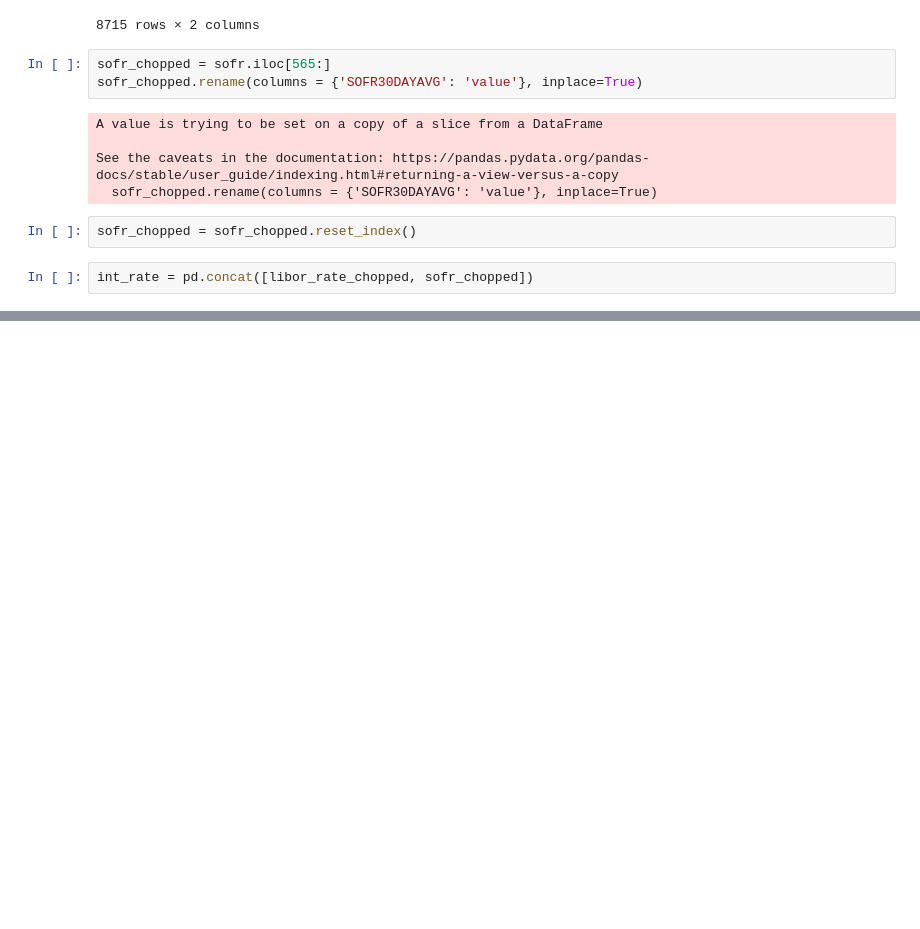
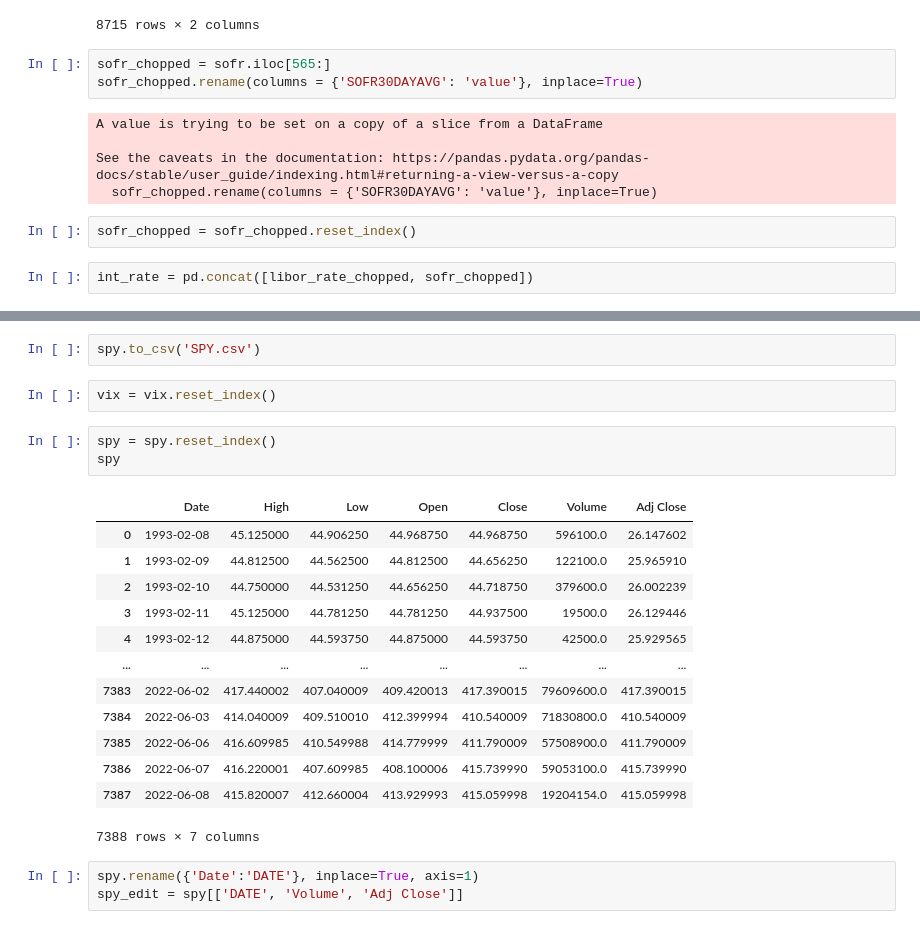
Before and after one commit to elavender1/Bayes_will_conquer_all, a Jupyter notebook: Gather_data.ipynb, the cells around one changed output, grey strips where cells are left out. Drawn from its saved outputs; the diff is of its cells as text; blank space fills up the shorter version.

```diff
--- a/Gather_data.ipynb
+++ b/Gather_data.ipynb
@@ -83,0 +106,24 @@ int_rate
+# %%
+spy.to_csv('SPY.csv')
+# %%
+vix = vix.reset_index()
+# %%
+spy = spy.reset_index()
+spy
+# %% [output]
+|  | Date | High | Low | Open | Close | Volume | Adj Close |
+| 0 | 1993-02-08 | 45.125000 | 44.906250 | 44.968750 | 44.968750 | 596100.0 | 26.147602 |
+| 1 | 1993-02-09 | 44.812500 | 44.562500 | 44.812500 | 44.656250 | 122100.0 | 25.965910 |
+| 2 | 1993-02-10 | 44.750000 | 44.531250 | 44.656250 | 44.718750 | 379600.0 | 26.002239 |
+| 3 | 1993-02-11 | 45.125000 | 44.781250 | 44.781250 | 44.937500 | 19500.0 | 26.129446 |
+| 4 | 1993-02-12 | 44.875000 | 44.593750 | 44.875000 | 44.593750 | 42500.0 | 25.929565 |
+| ... | ... | ... | ... | ... | ... | ... | ... |
+| 7383 | 2022-06-02 | 417.440002 | 407.040009 | 409.420013 | 417.390015 | 79609600.0 | 417.390015 |
+| 7384 | 2022-06-03 | 414.040009 | 409.510010 | 412.399994 | 410.540009 | 71830800.0 | 410.540009 |
+| 7385 | 2022-06-06 | 416.609985 | 410.549988 | 414.779999 | 411.790009 | 57508900.0 | 411.790009 |
+| 7386 | 2022-06-07 | 416.220001 | 407.609985 | 408.100006 | 415.739990 | 59053100.0 | 415.739990 |
+| 7387 | 2022-06-08 | 415.820007 | 412.660004 | 413.929993 | 415.059998 | 19204154.0 | 415.059998 |
+7388 rows × 7 columns
+# %%
+spy.rename({'Date':'DATE'}, inplace=True, axis=1)
+spy_edit = spy[['DATE', 'Volume', 'Adj Close']]
```
Also changed, not shown: parts of 17 cells of this notebook.
